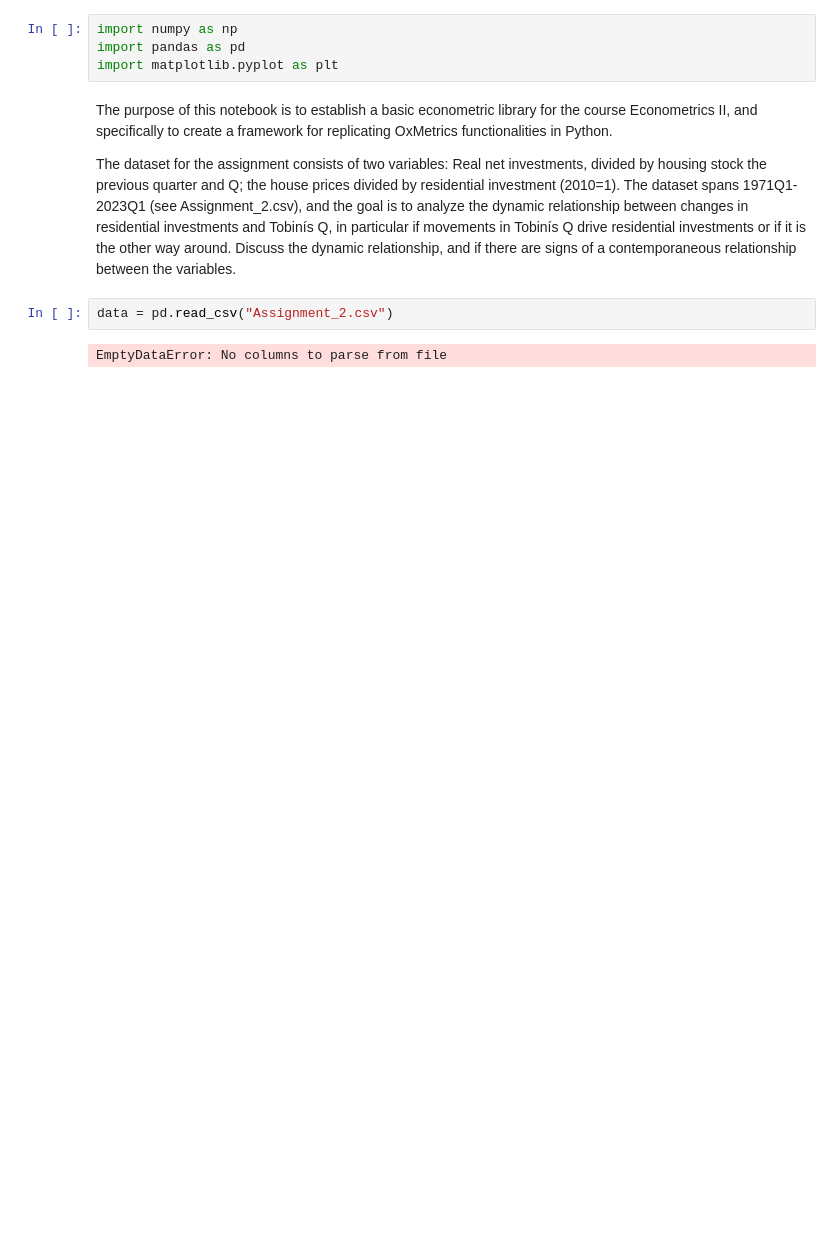
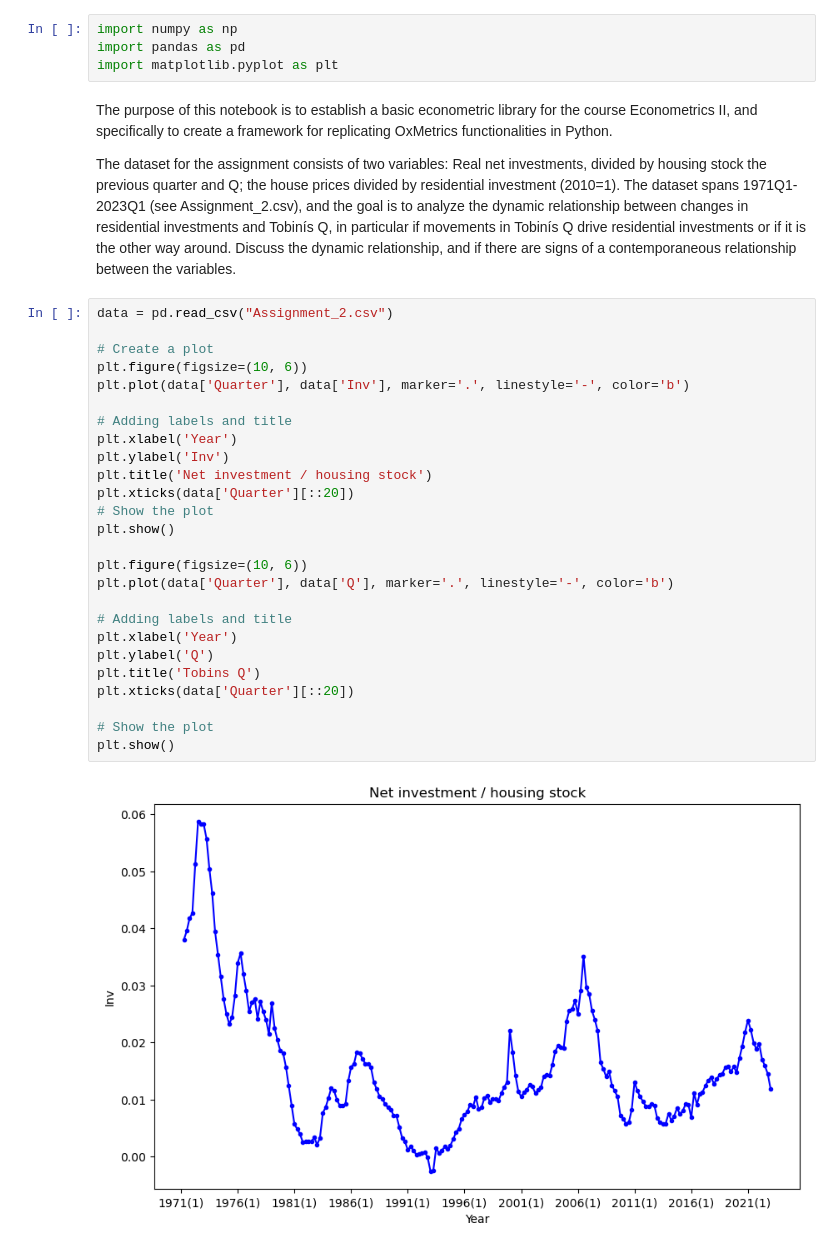
Before and after one commit to VictorFRasmussen/Heston-model, a Jupyter notebook: EconometricsII_assignment2.ipynb, the cells around one changed output. Cells and saved outputs as stored; diff of their text form; blank space fills up the shorter version.

```diff
--- a/EconometricsII_assignment2.ipynb
+++ b/EconometricsII_assignment2.ipynb
@@ -8,7 +8,31 @@ The purpose of this notebook is to establish a basic econometric library for the
 The dataset for the assignment consists of two variables: Real net investments, divided by housing stock the previous quarter and Q; the house prices divided by residential investment (2010=1).
 The dataset spans 1971Q1-2023Q1 (see Assignment_2.csv), and the goal is to analyze the dynamic relationship between changes in residential investments and Tobinís Q, in particular if movements in Tobinís Q drive residential investments or if it is the other way around. Discuss the dynamic relationship, and if there are signs of a contemporaneous
 relationship between the variables.
-# %%
-data = pd.read_csv("Assignment_2.csv")
-# %% [output]
-EmptyDataError: No columns to parse from file
+# %%
+data = pd.read_csv("Assignment_2.csv")
+
+# Create a plot
+plt.figure(figsize=(10, 6))
+plt.plot(data['Quarter'], data['Inv'], marker='.', linestyle='-', color='b')
+
+# Adding labels and title
+plt.xlabel('Year')
+plt.ylabel('Inv')
+plt.title('Net investment / housing stock')
+plt.xticks(data['Quarter'][::20])
+# Show the plot
+plt.show()
+
+plt.figure(figsize=(10, 6))
+plt.plot(data['Quarter'], data['Q'], marker='.', linestyle='-', color='b')
+
+# Adding labels and title
+plt.xlabel('Year')
+plt.ylabel('Q')
+plt.title('Tobins Q')
+plt.xticks(data['Quarter'][::20])
+
+# Show the plot
+plt.show()
+# %% [output]
+[figure, added]
```
Also changed, not shown: parts of 12 cells of this notebook.
